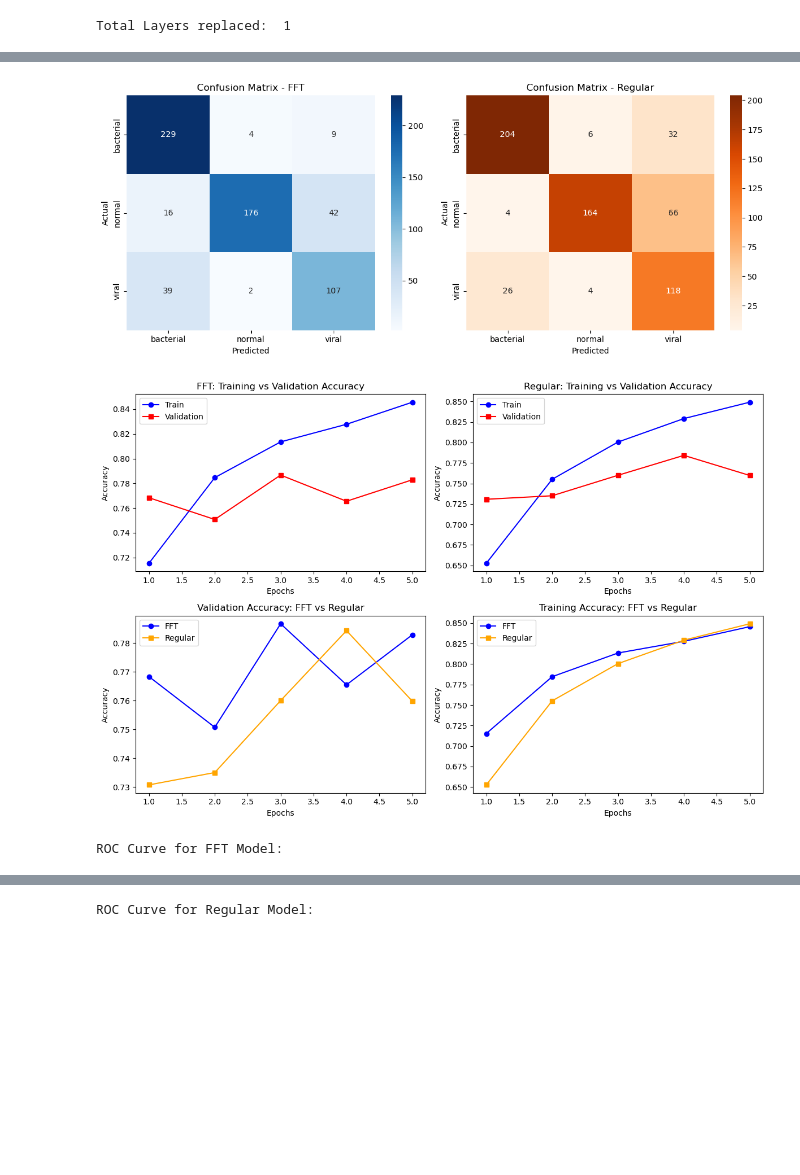
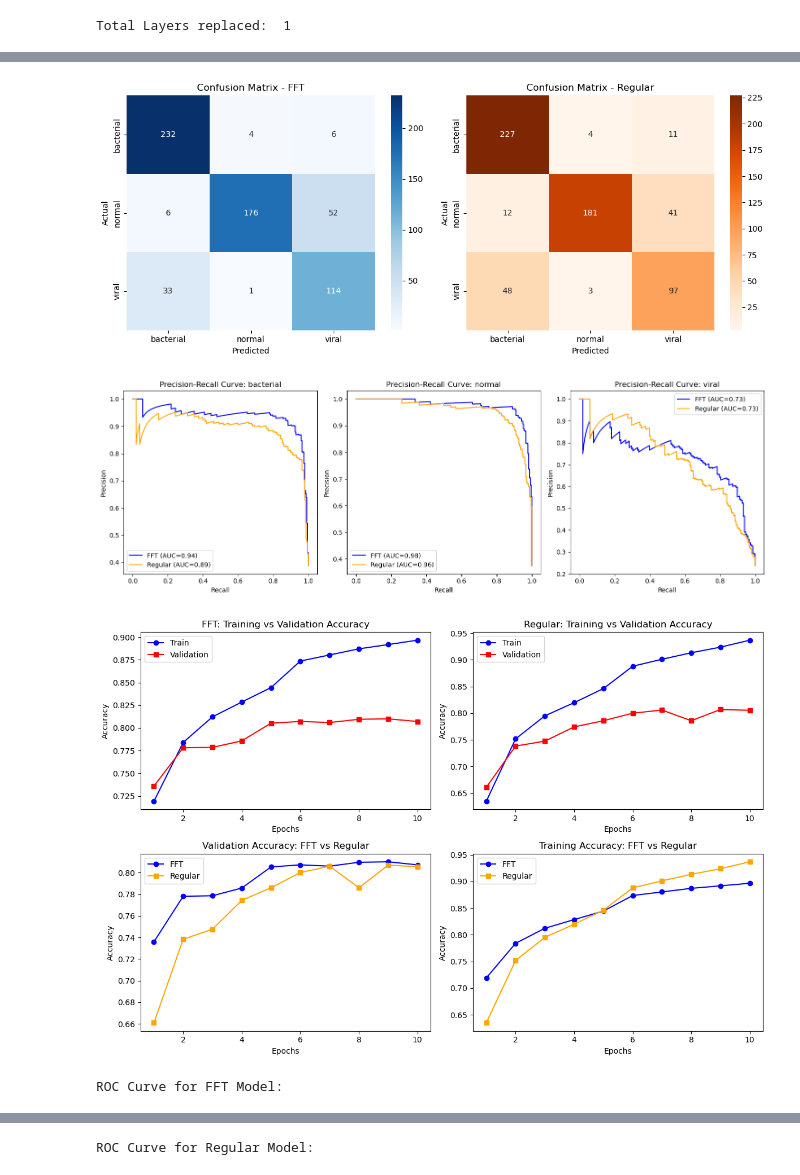
Before and after one commit to incingrenSP/fft_cnn, a Jupyter notebook: compare.ipynb, the cells around one changed output, grey strips where cells are left out. Saved outputs shown, nothing was run; the diff lists cells and outputs as text; code cells hidden in the pictures; blank space fills up the shorter version.

Commit message:
finalizing comparison and graphs

```diff
--- a/compare.ipynb
+++ b/compare.ipynb
@@ -131,7 +149,7 @@ def plot_confusion_matrix(y_true, y_pred1, y_pred2, class_names):
 def plot_accuracy_graphs(
     model1_train_acc, model1_val_acc,
     model2_train_acc, model2_val_acc,
-    num_epochs
+    num_epochs, save_path
 ):
     epochs = np.arange(1, num_epochs + 1)
 
@@ -170,4 +188,8 @@ def plot_accuracy_graphs(
     ax[1, 1].legend()
 
     plt.tight_layout()
+
+    if save_path:
+        plt.savefig(save_path, dpi=300, bbox_inches="tight")
+
     plt.show()
@@ -174,5 +224,5 @@ def plot_accuracy_graphs(
 # %%
-def plot_roc_curve(y_true, y_probs, class_names):
+def plot_roc_curve(y_true, y_probs, class_names, save_path):
     plt.figure(figsize=(10, 8))
     for i in range(y_probs.shape[1]):
         fpr, tpr, _ = roc_curve(y_true == i, y_probs[:, i])
@@ -186,12 +236,16 @@ def plot_roc_curve(y_true, y_probs, class_names):
     plt.ylabel('True Positive Rate')
     plt.title('Receiver Operating Characteristic (ROC) Curve')
     plt.legend(loc="lower right")
+
+    if save_path:
+        plt.savefig(save_path, dpi=300, bbox_inches="tight")
+
     plt.show()
 # %%
 def compare_models(model1, model2, test_dl, class_names,
                    model1_train_acc, model1_val_acc,
                    model2_train_acc, model2_val_acc,
-                   num_epochs,
+                   num_epochs, name,
                    device):
     y_true, y_pred1, y_probs1 = get_predictions(model1, test_dl, device)
     _, y_pred2, y_probs2 = get_predictions(model2, test_dl, device)
@@ -202,12 +256,13 @@ def compare_models(model1, model2, test_dl, class_names,
     print("\nFFT Metrics:\n", classification_report(y_true, y_pred1, target_names=class_names))
     print("\nRegular Metrics:\n", classification_report(y_true, y_pred2, target_names=class_names))
 
-    plot_metrics(precision1, recall1, f1_1, precision2, recall2, f1_2, class_names)
-    plot_confusion_matrix(y_true, y_pred1, y_pred2, class_names)
-    plot_accuracy_graphs(model1_train_acc, model1_val_acc, model2_train_acc, model2_val_acc, num_epochs)
+    plot_metrics(precision1, recall1, f1_1, precision2, recall2, f1_2, class_names, os.path.join('graphs', f'{name}', 'PRF.png'))
+    plot_confusion_matrix(y_true, y_pred1, y_pred2, class_names, os.path.join('graphs', f'{name}', 'confusion.png'))
+    plot_precision_recall_curve(y_true, y_probs1, y_probs2, class_names, os.path.join('graphs', f'{name}', 'PR_curve.png'))
+    plot_accuracy_graphs(model1_train_acc, model1_val_acc, model2_train_acc, model2_val_acc, num_epochs, os.path.join('graphs', f'{name}', 'accuracy.png'))
 
     # Plot ROC curve for both models
     print("\nROC Curve for FFT Model:")
-    plot_roc_curve(y_true, y_probs1, class_names)
+    plot_roc_curve(y_true, y_probs1, class_names, os.path.join('graphs', f'{name}', 'ROC_fft.png'))
     print("\nROC Curve for Regular Model:")
-    plot_roc_curve(y_true, y_probs2, class_names)
+    plot_roc_curve(y_true, y_probs2, class_names, os.path.join('graphs', f'{name}', 'ROC_reg.png'))
@@ -226,13 +269,14 @@ val_reg_acc = np.load(os.path.join('models', 'alex', 'val_reg_accuracy.npy'))
 # %%
 class_names = ["bacterial", "normal", "viral"]
 
-num_epochs = len(tr_fft_acc)
+num_epochs_alex = len(tr_fft_alex)
+num_epochs_google = len(tr_fft_google)
 # %%
-compare_models(fft_model, reg_model, test_dl, class_names,
-               tr_fft_acc, val_fft_acc,
-               tr_reg_acc, val_reg_acc,
-               num_epochs,
-               device)
+compare_models(fft_alex, reg_alex, test_dl, class_names,
+               tr_fft_alex, val_fft_alex,
+               tr_reg_alex, val_reg_alex,
+               num_epochs_alex, name='alex',
+               device=device)
 # %% [output]
 FFT Metrics:
                precision    recall  f1-score   support
@@ -255,3 +299,4 @@ weighted avg       0.82      0.78      0.79       624
-[figure, old version]
+[figure, new version]
-[figure, old version]
+[figure, new version]
+[figure, new version]
 ROC Curve for FFT Model:
```
Also changed, not shown: parts of 14 cells of this notebook, 16 other files.
